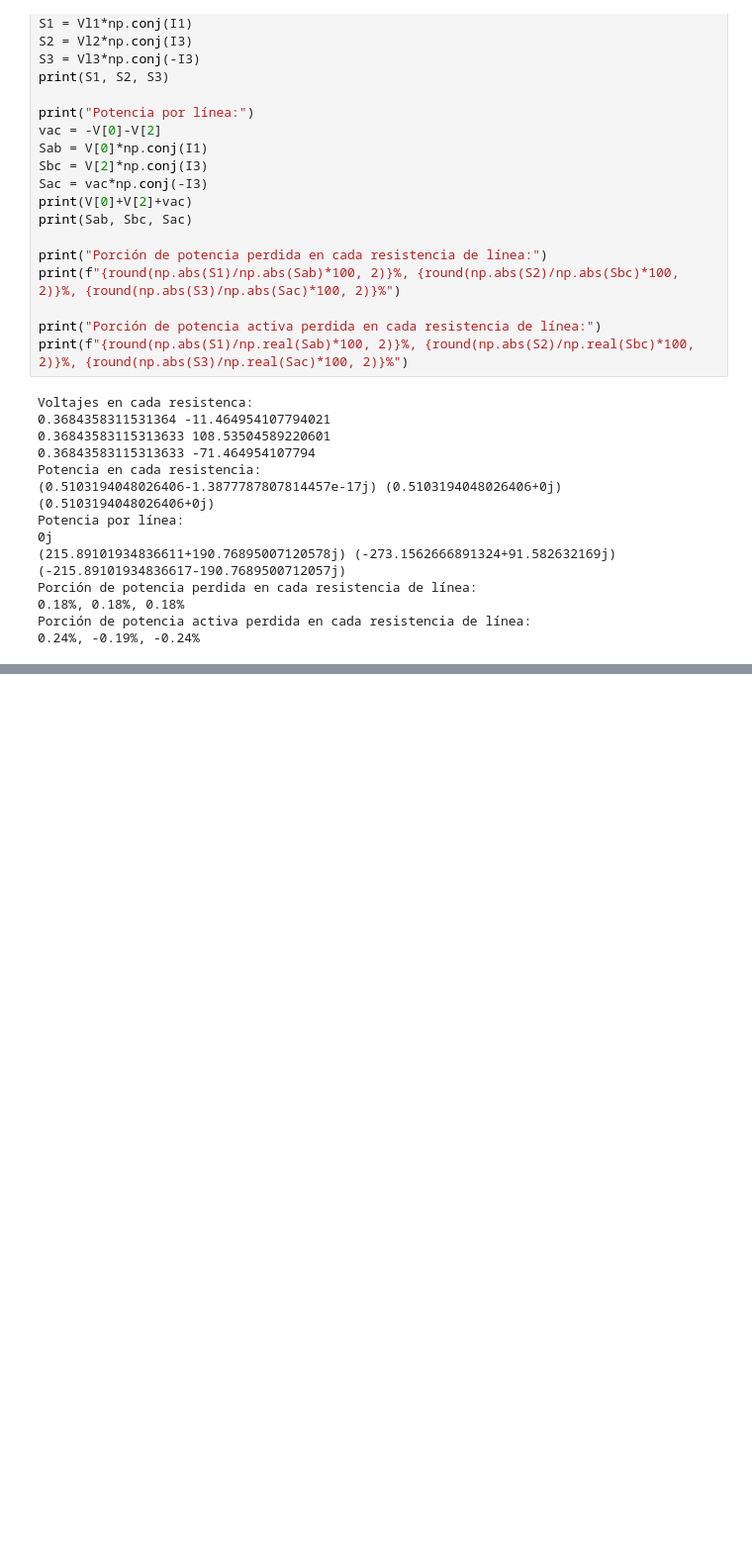
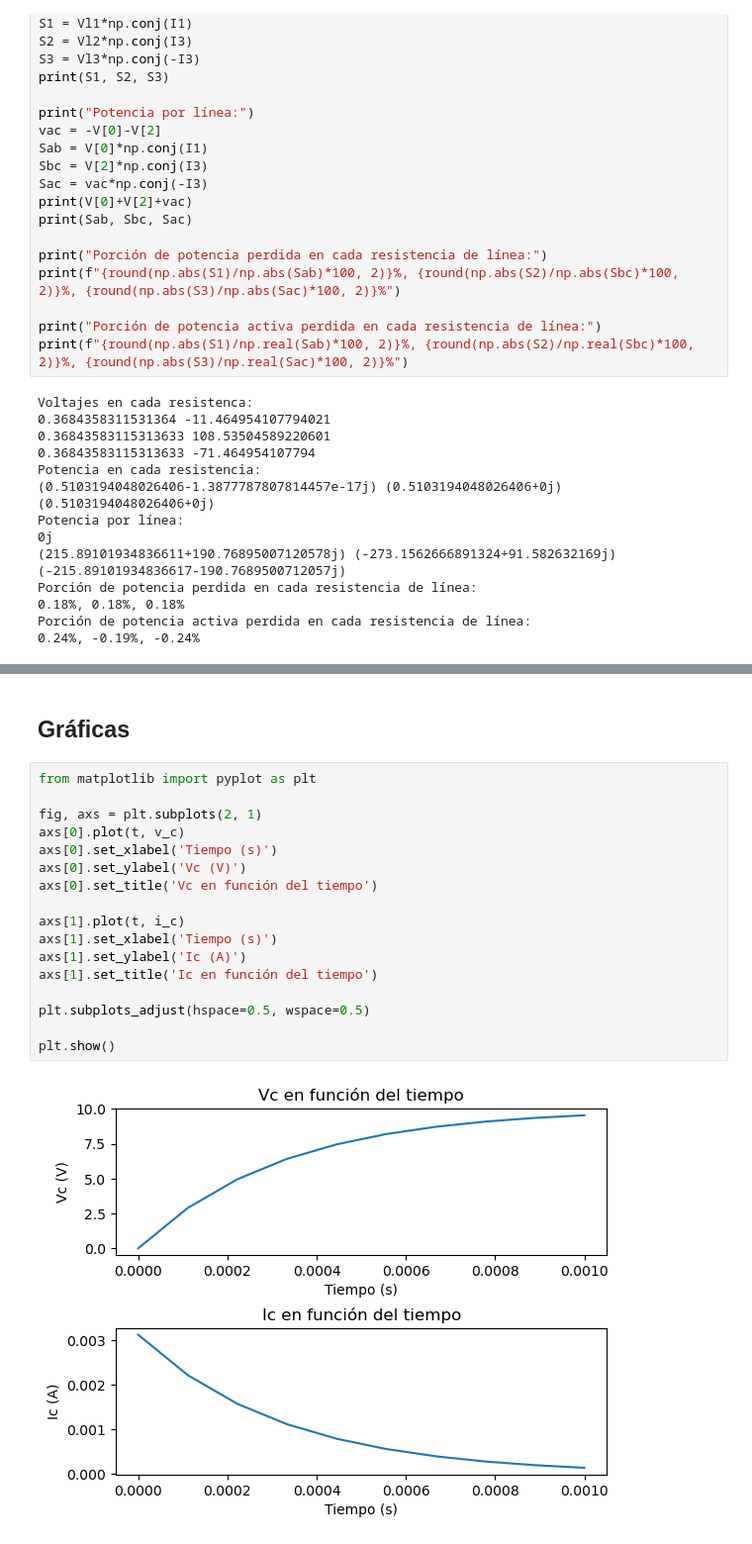
Before and after one commit to Allocco14/circuits, a Jupyter notebook: circuits.ipynb, the cells around one changed output, grey strips where cells are left out. Shown at 99% size. Drawn from its saved outputs; the diff is of its cells as text; blank space fills up the shorter version.

```diff
--- a/circuits.ipynb
+++ b/circuits.ipynb
@@ -247,0 +281,21 @@ Porción de potencia activa perdida en cada resistencia de línea:
+# %% [markdown]
+## Gráficas
+# %%
+from matplotlib import pyplot as plt
+
+fig, axs = plt.subplots(2, 1)
+axs[0].plot(t, v_c)
+axs[0].set_xlabel('Tiempo (s)')
+axs[0].set_ylabel('Vc (V)')
+axs[0].set_title('Vc en función del tiempo')
+
+axs[1].plot(t, i_c)
+axs[1].set_xlabel('Tiempo (s)')
+axs[1].set_ylabel('Ic (A)')
+axs[1].set_title('Ic en función del tiempo')
+
+plt.subplots_adjust(hspace=0.5, wspace=0.5)
+
+plt.show()
+# %% [output]
+[figure, added]
```
Also changed, not shown: parts of 5 cells of this notebook.
